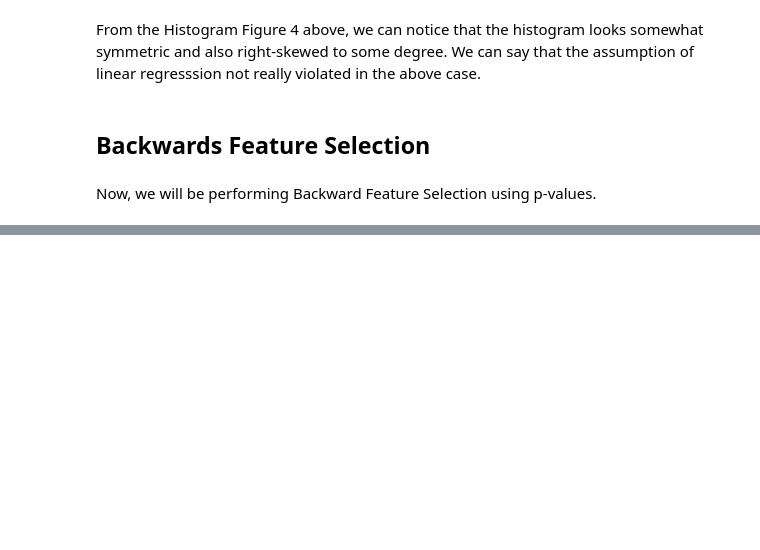
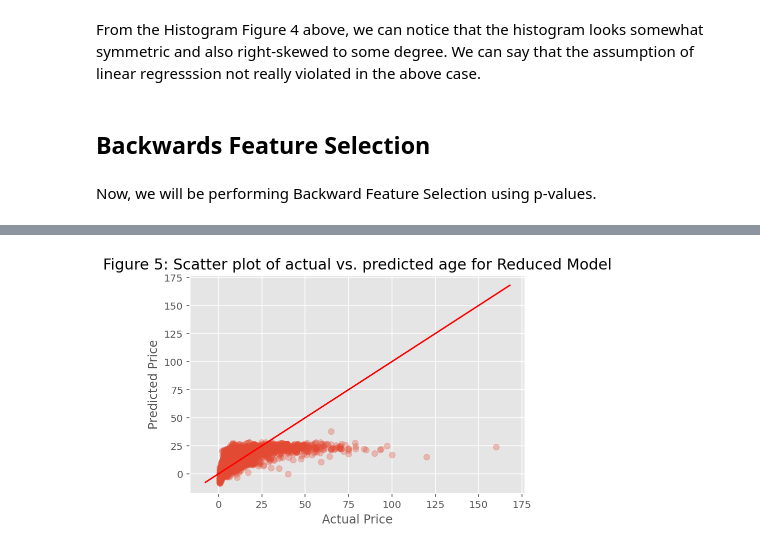
Before and after one commit to mayankthakkar17/MATHS_2_GROUP_11, a Jupyter notebook: maths2_phase2_grp11.ipynb, the cells around one changed output, grey strips where cells are left out. Saved outputs shown, nothing was run; the diff lists cells and outputs as text; code cells hidden in the pictures; blank space fills up the shorter version.

```diff
--- a/maths2_phase2_grp11.ipynb
+++ b/maths2_phase2_grp11.ipynb
@@ -294,0 +365,5 @@ Now, we will be performing Backward Feature Selection using p-values.
+# %%
+residuals_reduced = pd.DataFrame({'actual': data_encoded['Price'],
+                                  'predicted': model_reduced_fitted.fittedvalues,
+                                  'residual': model_reduced_fitted.resid})
+residuals_reduced.head(10)
@@ -294,0 +382,10 @@ Now, we will be performing Backward Feature Selection using p-values.
+# %%
+# get a scatter plot
+plt.scatter(residuals_reduced['actual'], residuals_reduced['predicted'], alpha=0.3);
+plot_line(axis=plt.gca(), slope=1, intercept=0, c="red");
+plt.xlabel('Actual Price');
+plt.ylabel('Predicted Price');
+plt.title('Figure 5: Scatter plot of actual vs. predicted age for Reduced Model', fontsize=15);
+plt.show();
+# %% [output]
+[figure, added]
```
Also changed, not shown: parts of 6 cells of this notebook.
